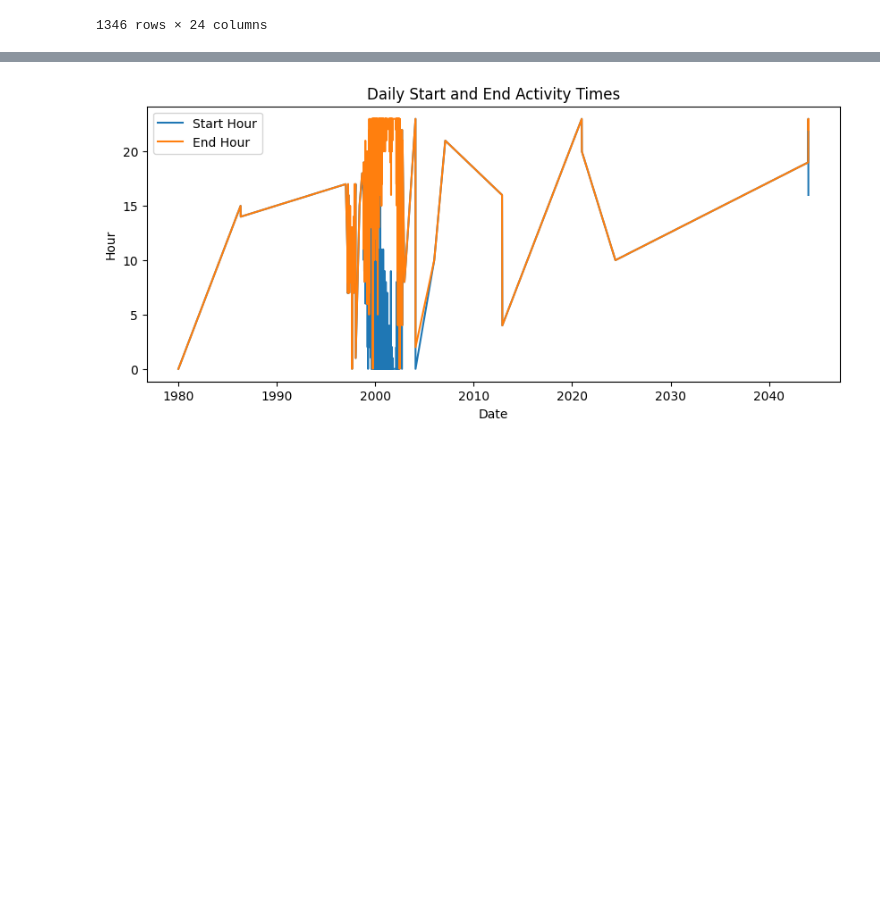
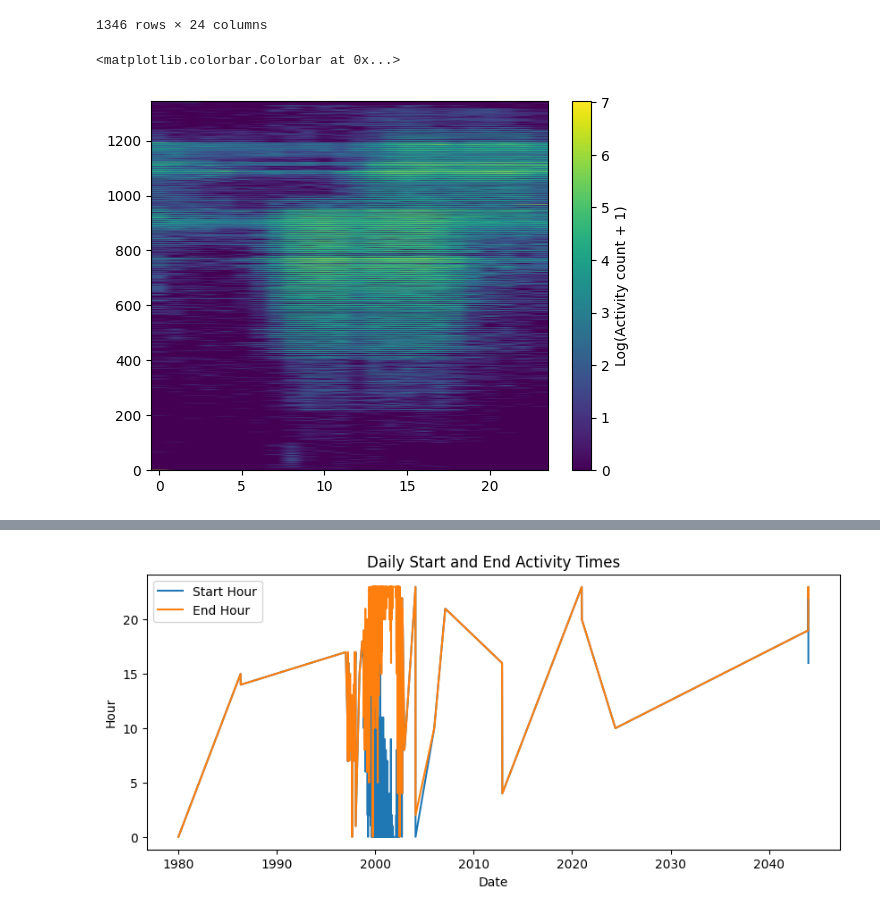
Before and after one commit to mems250005048-wq/TIMEsTAMP, a Jupyter notebook: Untitled4.ipynb, the cells around one changed output, grey strips where cells are left out. Saved outputs shown, nothing was run; the diff lists cells and outputs as text; code cells hidden in the pictures; blank space fills up the shorter version.

```diff
--- a/Untitled4.ipynb
+++ b/Untitled4.ipynb
@@ -261 +261,13 @@ heatmap_data
+# %%
+import numpy as np
+
+plt.imshow(
+    np.log1p(heatmap_data),
+    aspect="auto",
+    origin="lower"
+)
+plt.colorbar(label="Log(Activity count + 1)")
+# %% [output]
+<matplotlib.colorbar.Colorbar at 0x...>
+[figure, added]
 # %%
```
Also changed, not shown: parts of 5 cells of this notebook.
